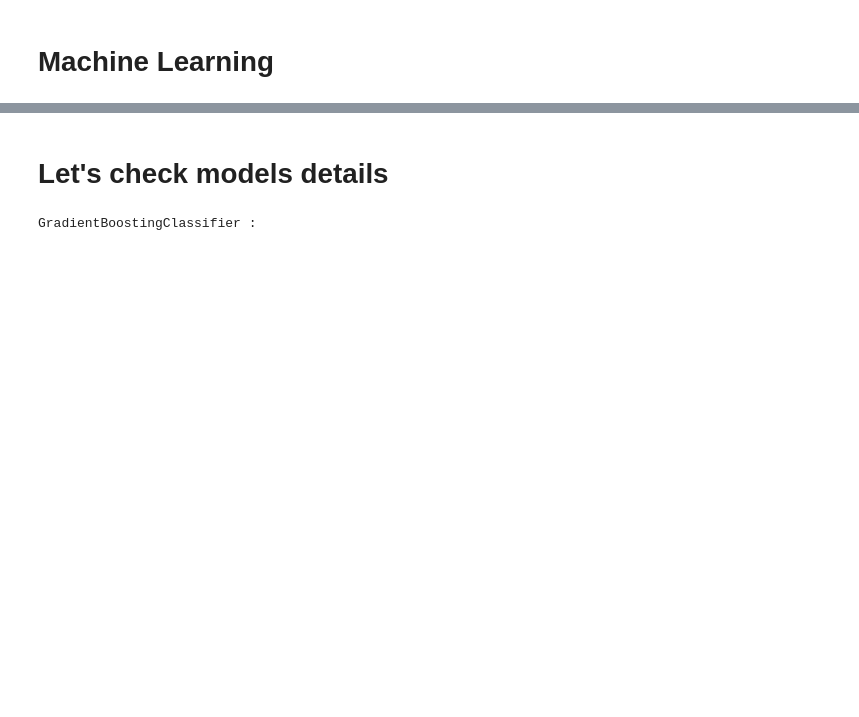
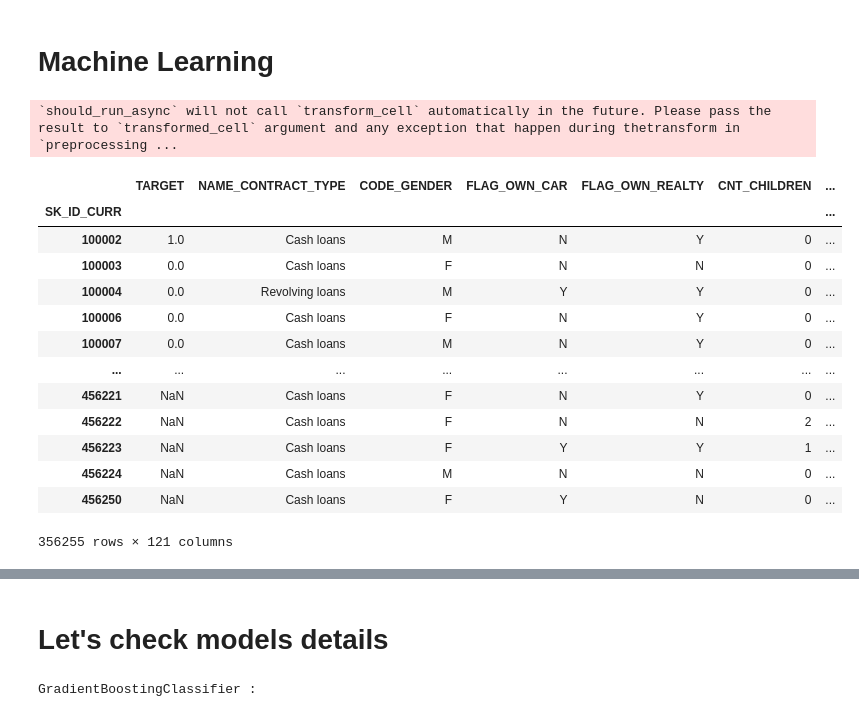
Before and after one commit to theomatas/Brain_Bros, a Jupyter notebook: Machine Learning.ipynb, the cells around one changed output, grey strips where cells are left out. Drawn from its saved outputs; the diff is of its cells as text; code cells hidden in the pictures; blank space fills up the shorter version.

```diff
--- a/Machine Learning.ipynb
+++ b/Machine Learning.ipynb
@@ -16,8 +16,25 @@ from xgboost import XGBClassifier
 # %%
 df_train=pd.read_csv("./../data/application_train.csv",encoding="utf-8",index_col=0)
 df_test=pd.read_csv("./../data/application_test.csv",encoding="utf-8",index_col=0)
 df = pd.concat([df_train,df_test])
 df_safe = pd.concat([df_train,df_test])
+df_safe
+# %% [output]
+`should_run_async` will not call `transform_cell` automatically in the future. Please pass the result to `transformed_cell` argument and any exception that happen during thetransform in `preprocessing ...
+|  | TARGET | NAME_CONTRACT_TYPE | CODE_GENDER | FLAG_OWN_CAR | FLAG_OWN_REALTY | CNT_CHILDREN | ... |
+| SK_ID_CURR |  |  |  |  |  |  | ... |
+| 100002 | 1.0 | Cash loans | M | N | Y | 0 | ... |
+| 100003 | 0.0 | Cash loans | F | N | N | 0 | ... |
+| 100004 | 0.0 | Revolving loans | M | Y | Y | 0 | ... |
+| 100006 | 0.0 | Cash loans | F | N | Y | 0 | ... |
+| 100007 | 0.0 | Cash loans | M | N | Y | 0 | ... |
+| ... | ... | ... | ... | ... | ... | ... | ... |
+| 456221 | NaN | Cash loans | F | N | Y | 0 | ... |
+| 456222 | NaN | Cash loans | F | N | N | 2 | ... |
+| 456223 | NaN | Cash loans | F | Y | Y | 1 | ... |
+| 456224 | NaN | Cash loans | M | N | N | 0 | ... |
+| 456250 | NaN | Cash loans | F | Y | N | 0 | ... |
+356255 rows × 121 columns
 # %%
 # comparaison entre df et df sans les nan
 
```
Also changed, not shown: parts of 3 cells of this notebook, 1 other file.
